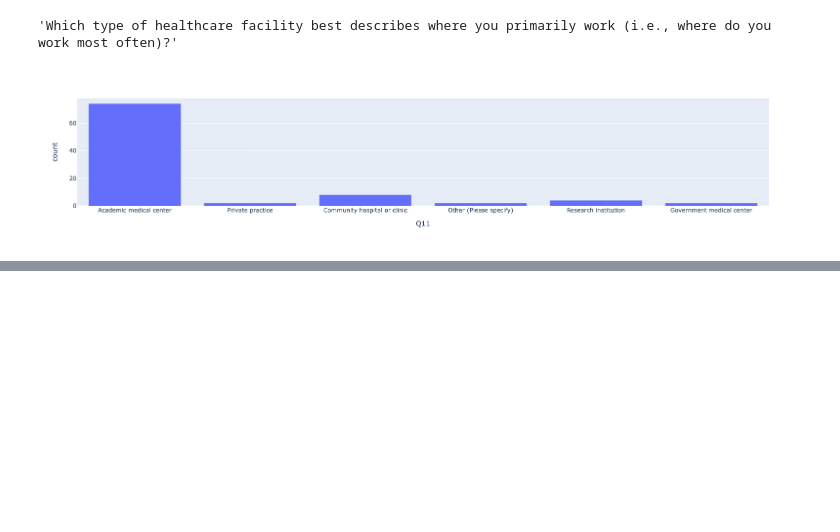
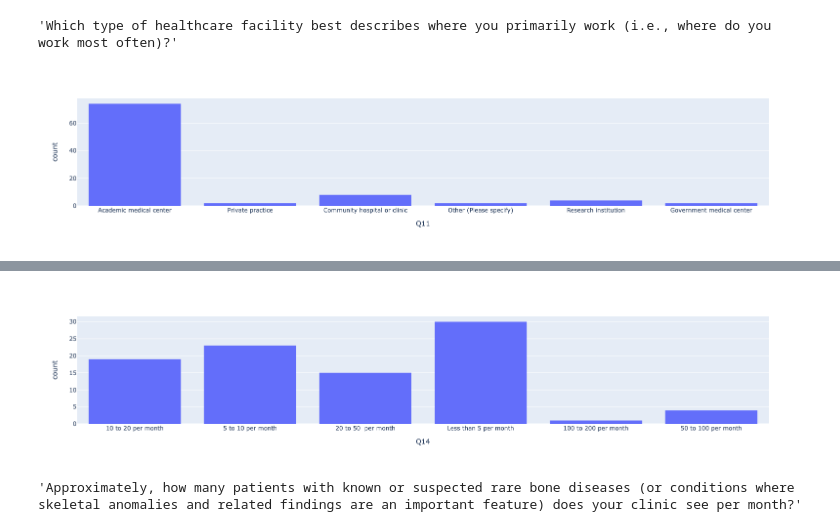
Before and after one commit to behjava/Bone2Gene_Survey, a Jupyter notebook: B2G_Survey_Analysis.ipynb, the cells around one changed output, grey strips where cells are left out. Cells and saved outputs as stored; diff of their text form; code cells hidden in the pictures; blank space fills up the shorter version.

```diff
--- a/B2G_Survey_Analysis.ipynb
+++ b/B2G_Survey_Analysis.ipynb
@@ -180,0 +200,9 @@ fig.show()
+# %%
+fig = px.histogram(data, x='Q14')
+fig.show()
+# %% [output]
+[figure, added]
+# %%
+header_question_dict['Q15']
+# %% [output]
+'Approximately, how many patients with known or suspected rare bone diseases (or conditions where skeletal anomalies and related findings are an important feature) does your clinic see per month?'
```
Also changed, not shown: parts of 26 cells of this notebook.
